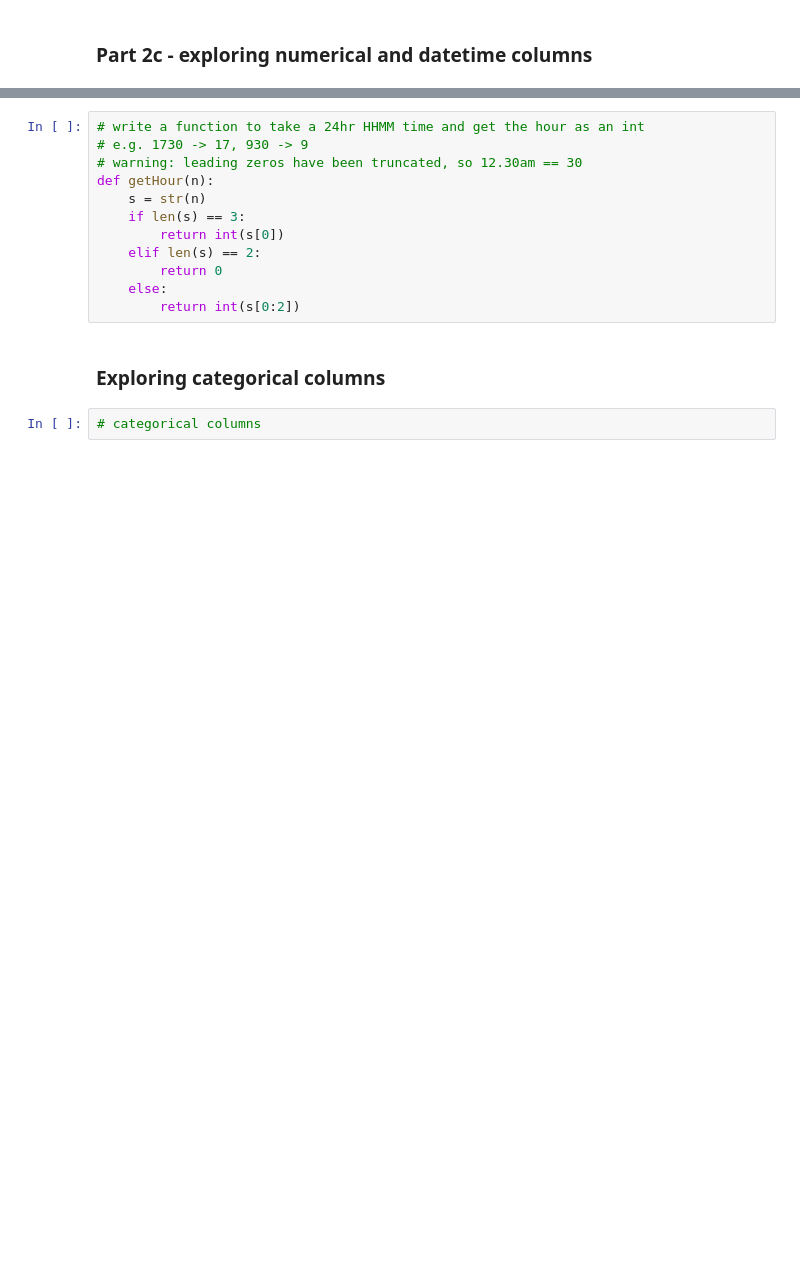
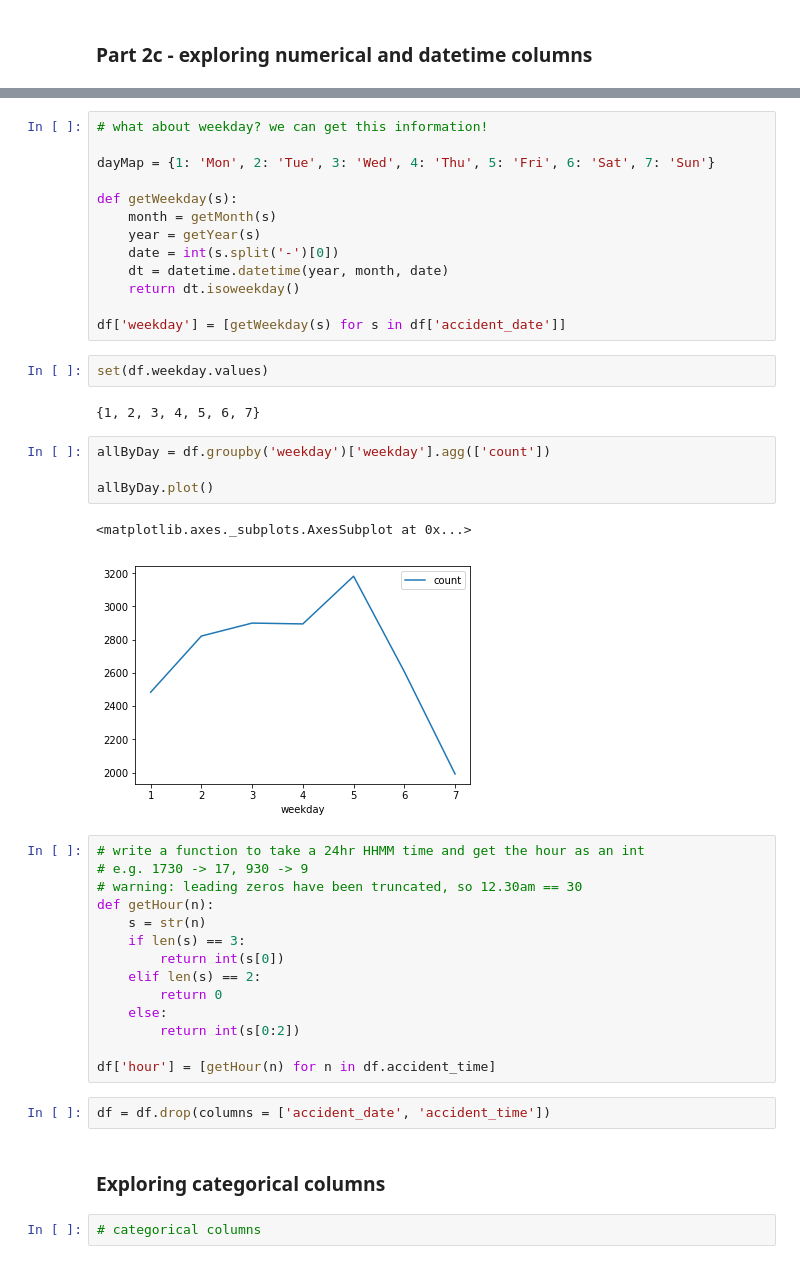
Before and after one commit to INRIX-rebecca-davey/python-ml-workshop, a Jupyter notebook: code/Part 2 - EDA and feature engineering.ipynb, the cells around one changed output, grey strips where cells are left out. Saved outputs shown, nothing was run; the diff lists cells and outputs as text; blank space fills up the shorter version.

```diff
--- a/code/Part 2 - EDA and feature engineering.ipynb
+++ b/code/Part 2 - EDA and feature engineering.ipynb
@@ -151,3 +174,27 @@ df = df.drop(columns = ['year'])
+# %%
+# what about weekday? we can get this information!
+
+dayMap = {1: 'Mon', 2: 'Tue', 3: 'Wed', 4: 'Thu', 5: 'Fri', 6: 'Sat', 7: 'Sun'}
+
+def getWeekday(s):
+    month = getMonth(s)
+    year = getYear(s)
+    date = int(s.split('-')[0])
+    dt = datetime.datetime(year, month, date)
+    return dt.isoweekday()
+
+df['weekday'] = [getWeekday(s) for s in df['accident_date']]
+# %%
+set(df.weekday.values)
+# %% [output]
+{1, 2, 3, 4, 5, 6, 7}
+# %%
+allByDay = df.groupby('weekday')['weekday'].agg(['count'])
+
+allByDay.plot()
+# %% [output]
+<matplotlib.axes._subplots.AxesSubplot at 0x...>
+[figure, added]
 # %%
 # write a function to take a 24hr HHMM time and get the hour as an int
 # e.g. 1730 -> 17, 930 -> 9
@@ -160,6 +207,10 @@ def getHour(n):
         return 0
     else:
         return int(s[0:2])
+
+df['hour'] = [getHour(n) for n in df.accident_time]
+# %%
+df = df.drop(columns = ['accident_date', 'accident_time'])
 # %% [markdown]
 ### Exploring categorical columns
 # %%
```
Also changed, not shown: parts of 25 cells of this notebook, 1 other file.
